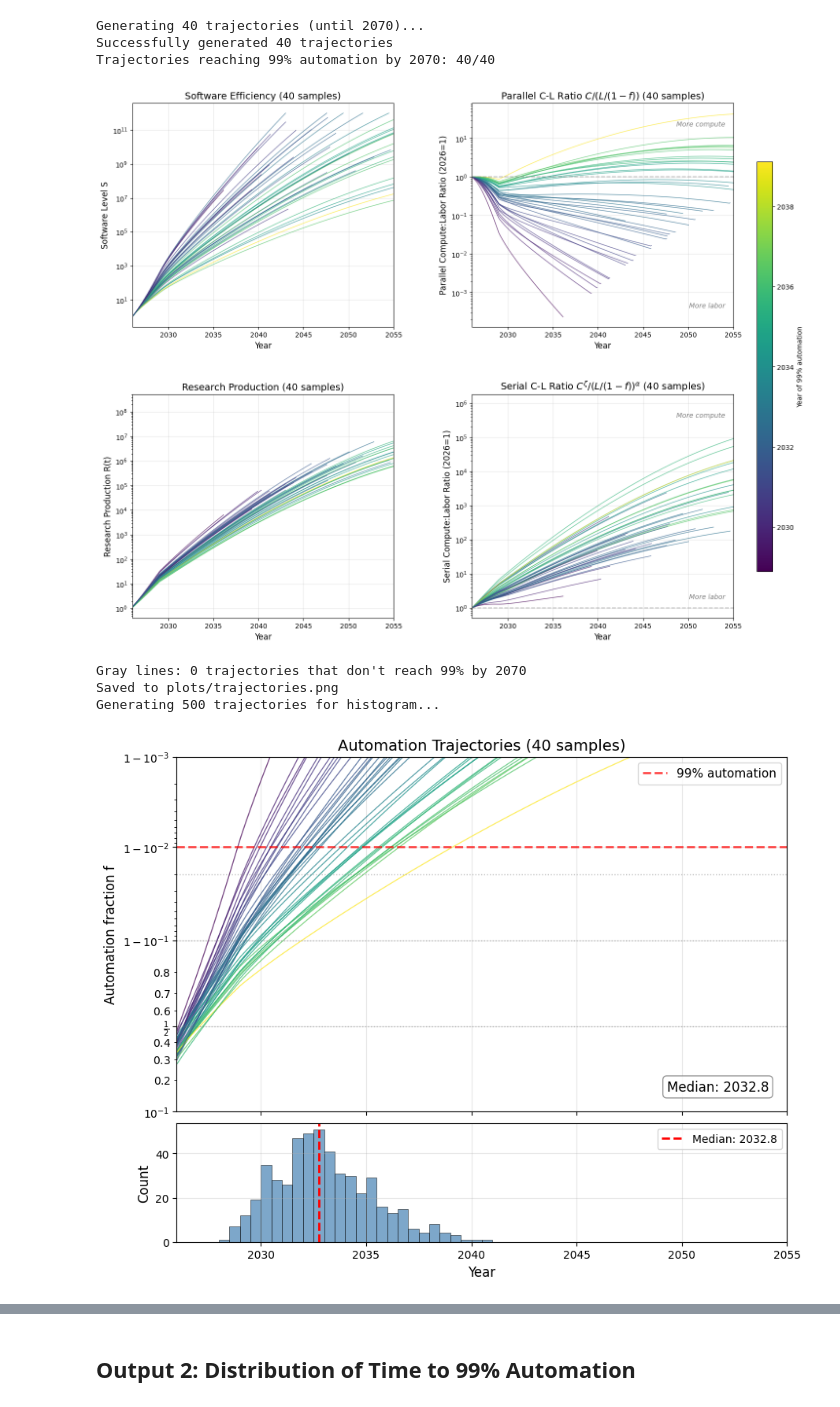
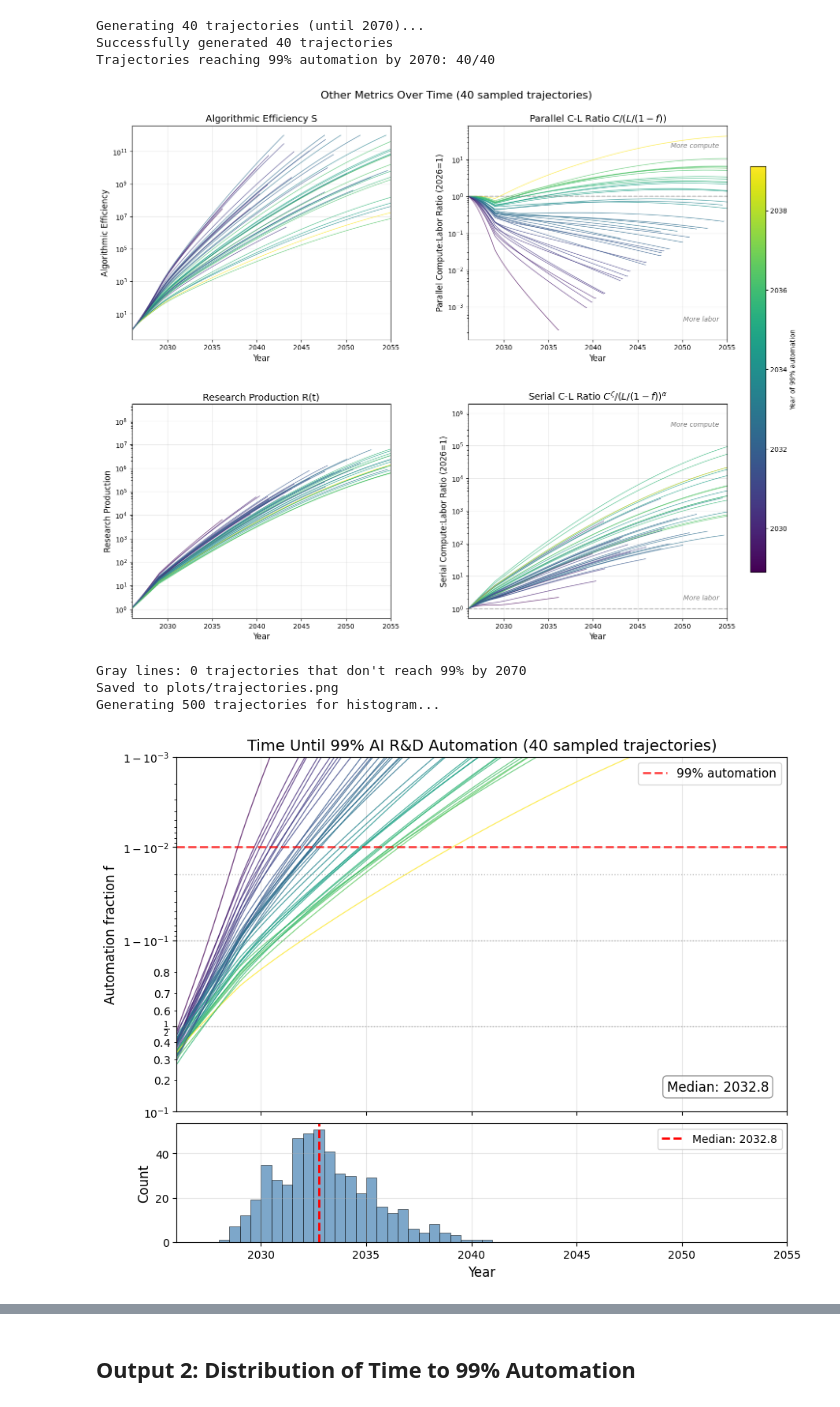
Before and after one commit to tkwa/ai-takeoff-model, a Jupyter notebook: takeoff_simulation.ipynb, the cells around one changed output, grey strips where cells are left out. Saved outputs shown, nothing was run; the diff lists cells and outputs as text; code cells hidden in the pictures.

Commit message:
update plots

```diff
--- a/takeoff_simulation.ipynb
+++ b/takeoff_simulation.ipynb
@@ -557,7 +557,8 @@ os.makedirs('plots', exist_ok=True)
 
 # Plot 40 trajectories: 4-panel plot
 fig, axes = plt.subplots(2, 2, figsize=(16, 12))
-fig.subplots_adjust(left=0.08, right=0.85, top=0.95, bottom=0.07, hspace=0.3, wspace=0.3)
+fig.subplots_adjust(left=0.08, right=0.85, top=0.92, bottom=0.07, hspace=0.3, wspace=0.3)
+fig.suptitle('Other Metrics Over Time (40 sampled trajectories)', fontsize=16)
 
 # Color by time to 99% automation (cap display at cutoff for coloring)
 times_for_color = [min(t, YEAR_CUTOFF) for t in times_to_99]
@@ -587,9 +588,9 @@ for i, (t_arr, S_arr, f_arr, R_arr, serial_ratio_arr, parallel_ratio_arr) in enu
 
 # Top left: S(t)
 axes[0, 0].set_xlabel('Year', fontsize=12)
-axes[0, 0].set_ylabel('Software Level S', fontsize=12)
+axes[0, 0].set_ylabel('Algorithmic Efficiency', fontsize=12)
 axes[0, 0].set_yscale('log')
-axes[0, 0].set_title('Software Efficiency (40 samples)', fontsize=14)
+axes[0, 0].set_title('Algorithmic Efficiency S', fontsize=14)
 axes[0, 0].grid(True, alpha=0.3)
 axes[0, 0].set_xlim(YEAR_START, YEAR_PLOT_END)
 
@@ -597,7 +598,7 @@ axes[0, 0].set_xlim(YEAR_START, YEAR_PLOT_END)
 axes[0, 1].set_xlabel('Year', fontsize=12)
 axes[0, 1].set_ylabel('Parallel Compute:Labor Ratio (2026=1)', fontsize=12)
 axes[0, 1].set_yscale('log')
-axes[0, 1].set_title('Parallel C-L Ratio $C / (L/(1-f))$ (40 samples)', fontsize=14)
+axes[0, 1].set_title('Parallel C-L Ratio $C / (L/(1-f))$', fontsize=14)
 axes[0, 1].axhline(1, color='gray', linestyle='--', alpha=0.5)
 axes[0, 1].grid(True, alpha=0.3)
 axes[0, 1].set_xlim(YEAR_START, YEAR_PLOT_END)
@@ -608,9 +609,9 @@ axes[0, 1].text(0.97, 0.08, 'More labor', transform=axes[0, 1].transAxes,
 
 # Bottom left: R(t)
 axes[1, 0].set_xlabel('Year', fontsize=12)
-axes[1, 0].set_ylabel('Research Production R(t)', fontsize=12)
+axes[1, 0].set_ylabel('Research Production', fontsize=12)
 axes[1, 0].set_yscale('log')
-axes[1, 0].set_title('Research Production (40 samples)', fontsize=14)
+axes[1, 0].set_title('Research Production R(t)', fontsize=14)
 axes[1, 0].grid(True, alpha=0.3)
 axes[1, 0].set_xlim(YEAR_START, YEAR_PLOT_END)
 
@@ -618,7 +619,7 @@ axes[1, 0].set_xlim(YEAR_START, YEAR_PLOT_END)
 axes[1, 1].set_xlabel('Year', fontsize=12)
 axes[1, 1].set_ylabel('Serial Compute:Labor Ratio (2026=1)', fontsize=12)
 axes[1, 1].set_yscale('log')
-axes[1, 1].set_title('Serial C-L Ratio $C^\\zeta / (L/(1-f))^\\alpha$ (40 samples)', fontsize=14)
+axes[1, 1].set_title('Serial C-L Ratio $C^\\zeta / (L/(1-f))^\\alpha$', fontsize=14)
 axes[1, 1].axhline(1, color='gray', linestyle='--', alpha=0.5)
 axes[1, 1].grid(True, alpha=0.3)
 axes[1, 1].set_xlim(YEAR_START, YEAR_PLOT_END)
@@ -659,44 +660,44 @@ for i, (t_arr, S_arr, f_arr, R_arr, serial_ratio_arr, parallel_ratio_arr) in enu
     ax_f.plot(t_arr + YEAR_START, f_arr, color=color, alpha=alpha, linewidth=1)
 
 ax_f.set_ylabel('Automation fraction f', fontsize=12)
-ax_f.set_title('Automation Trajectories (40 samples)', fontsize=14)
+ax_f.set_title('Time Until 99% AI R&D Automation (40 sampled trajectories)', fontsize=14)
 ax_f.set_yscale('logit')
 ax_f.set_ylim(0.1, 0.999)
 ax_f.axhline(0.5, color='gray', linestyle=':', alpha=0.5, linewidth=1)
 ax_f.axhline(0.9, color='gray', linestyle=':', alpha=0.5, linewidth=1)
 ax_f.axhline(0.98, color='gray', linestyle=':', alpha=0.5, linewidth=1)
 ax_f.axhline(0.99, color='red', linestyle='--', alpha=0.7, linewidth=2, label='99% automation')
 ax_f.legend(fontsize=11)
 ax_f.grid(True, alpha=0.3)
 ax_f.set_xlim(YEAR_START, YEAR_PLOT_END)
 ax_f.tick_params(labelbottom=False)  # hide x tick labels on top panel
 
 # Median label on top panel
 ax_f.text(0.97, 0.05, f'Median: {median_99:.1f}', transform=ax_f.transAxes,
           fontsize=12, ha='right', va='bottom',
           bbox=dict(boxstyle='round,pad=0.3', facecolor='white', edgecolor='gray', alpha=0.8))
 
 # Histogram bottom panel (500 trajectories)
 ax_hist.hist(times_to_99_hist, bins=np.arange(2027, YEAR_PLOT_END + 0.5, 0.5),
              edgecolor='black', linewidth=0.5, alpha=0.7, color='steelblue')
 ax_hist.axvline(median_99, color='red', linestyle='--', linewidth=2,
                 label=f'Median: {median_99:.1f}')
 ax_hist.set_xlabel('Year', fontsize=12)
 ax_hist.set_ylabel('Count', fontsize=12)
 ax_hist.legend(fontsize=10)
 ax_hist.grid(True, alpha=0.3)
 ax_hist.set_xlim(YEAR_START, YEAR_PLOT_END)
 
 plt.tight_layout()
 fig2.savefig('plots/automation.png', dpi=150, bbox_inches='tight')
 plt.show()
 print(f"Saved to plots/automation.png")
 # %% [output]
-[figure, old version]
+[figure, new version]
 Gray lines: 0 trajectories that don't reach 99% by 2070
 Saved to plots/trajectories.png
 Generating 500 trajectories for histogram...
-[figure, old version]
+[figure, new version]
 Saved to plots/automation.png
 # %% [markdown]
 ## Output 2: Distribution of Time to 99% Automation
```
Also changed, not shown: 2 other files.
